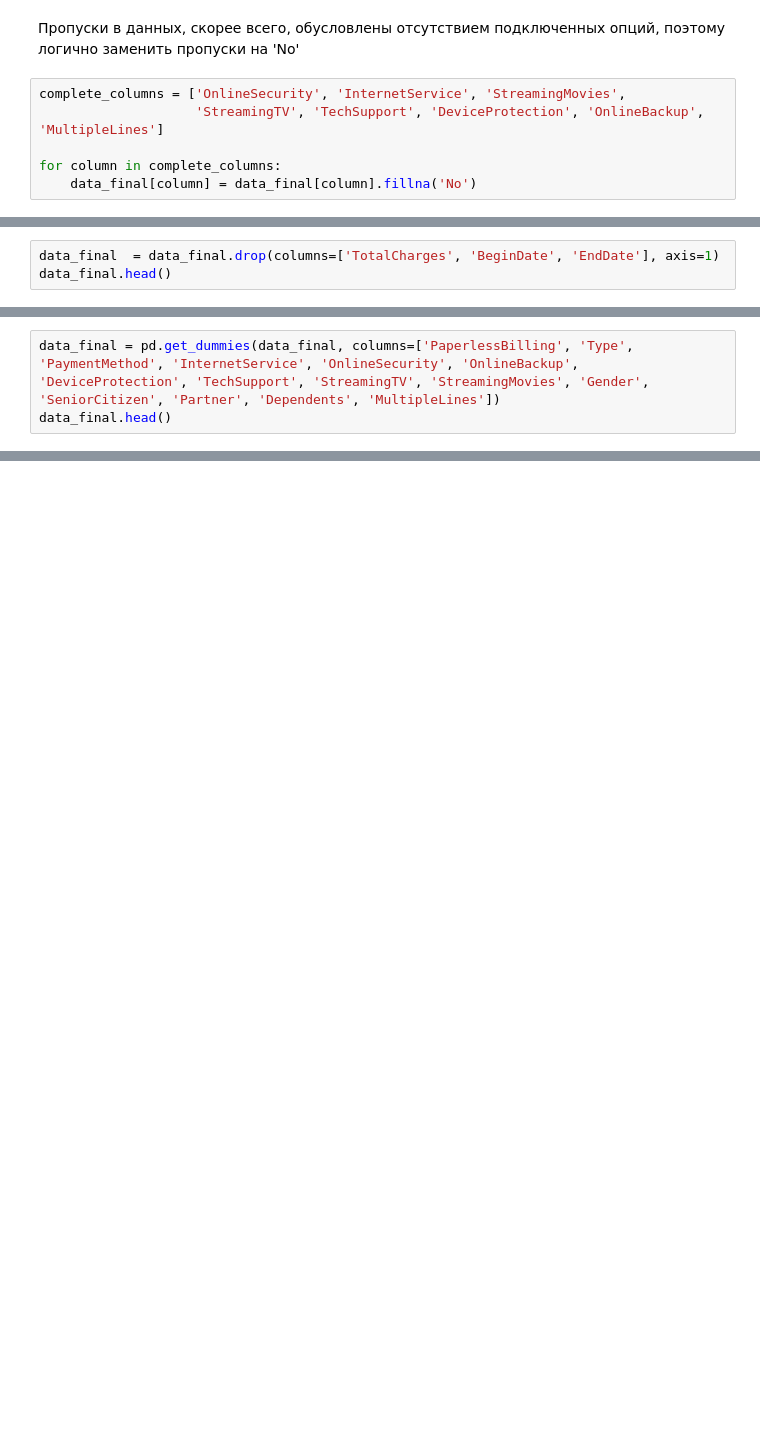
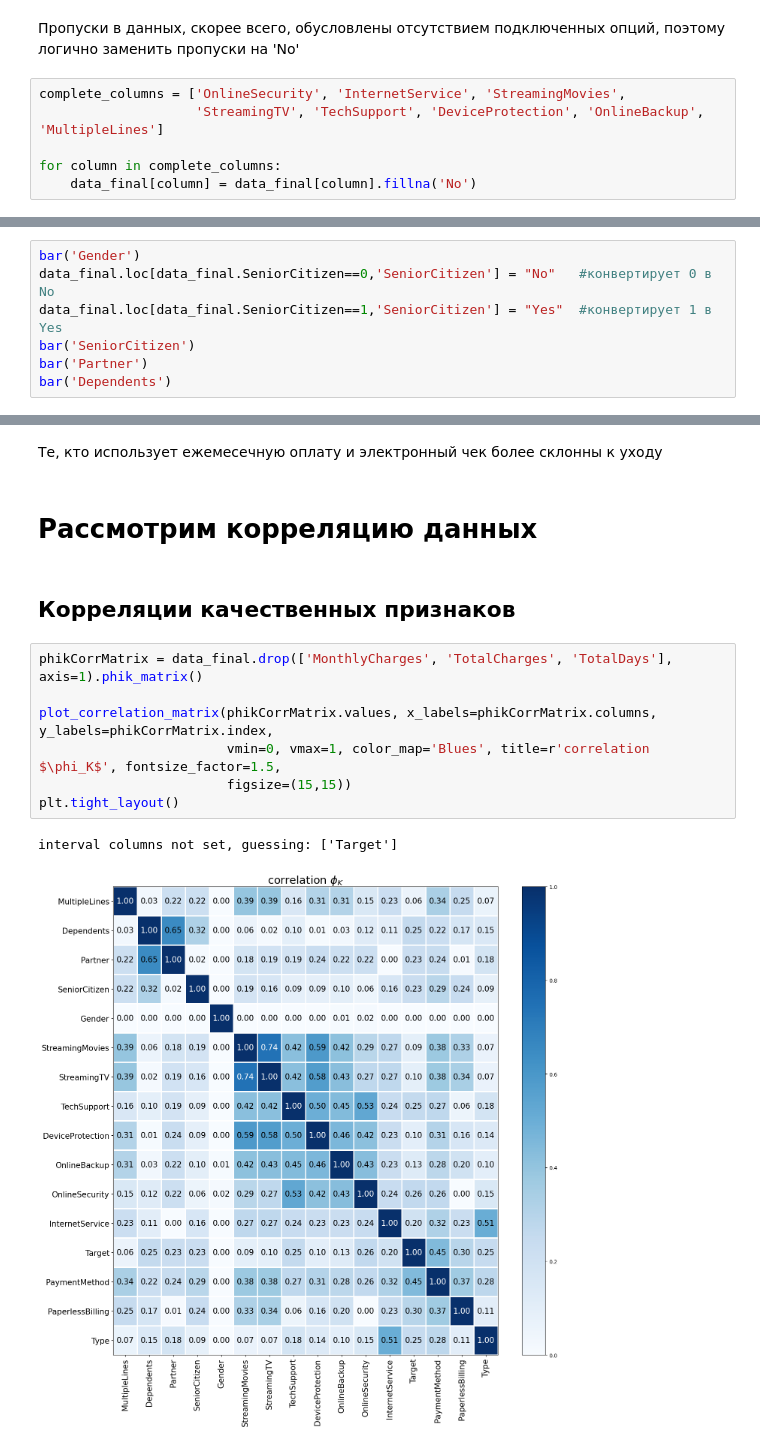
Before and after one commit to tooyoungforthis/lab_1, a Jupyter notebook: main.ipynb, the cells around one changed output, grey strips where cells are left out. Saved outputs shown, nothing was run; the diff lists cells and outputs as text; blank space fills up the shorter version.

```diff
--- a/main.ipynb
+++ b/main.ipynb
@@ -506,3 +500,0 @@ sns.heatmap(corr, cmap="Blues", annot=True)
-# %%
-data_final  = data_final.drop(columns=['TotalCharges', 'BeginDate', 'EndDate'], axis=1)
-data_final.head()
@@ -519,4 +500,0 @@ data_final.head()
-# %%
-data_final = pd.get_dummies(data_final, columns=['PaperlessBilling', 'Type', 'PaymentMethod', 'InternetService', 'OnlineSecurity', 'OnlineBackup',
-'DeviceProtection', 'TechSupport', 'StreamingTV', 'StreamingMovies', 'Gender', 'SeniorCitizen', 'Partner', 'Dependents', 'MultipleLines'])
-data_final.head()
@@ -705,0 +577,7 @@ features_relevance
+# %%
+bar('Gender')
+data_final.loc[data_final.SeniorCitizen==0,'SeniorCitizen'] = "No"   #конвертирует 0 в No
+data_final.loc[data_final.SeniorCitizen==1,'SeniorCitizen'] = "Yes"  #конвертирует 1 в Yes
+bar('SeniorCitizen')
+bar('Partner')
+bar('Dependents')
@@ -705,0 +605,16 @@ features_relevance
+# %% [markdown]
+Те, кто использует ежемесечную оплату и электронный чек более склонны к уходу
+# %% [markdown]
+# Рассмотрим корреляцию данных
+# %% [markdown]
+## Корреляции качественных признаков
+# %%
+phikCorrMatrix = data_final.drop(['MonthlyCharges', 'TotalCharges', 'TotalDays'], axis=1).phik_matrix()
+
+plot_correlation_matrix(phikCorrMatrix.values, x_labels=phikCorrMatrix.columns, y_labels=phikCorrMatrix.index,
+                        vmin=0, vmax=1, color_map='Blues', title=r'correlation $\phi_K$', fontsize_factor=1.5,
+                        figsize=(15,15))
+plt.tight_layout()
+# %% [output]
+interval columns not set, guessing: ['Target']
+[figure, added]
```
Also changed, not shown: parts of 70 cells of this notebook, 2 other files.
